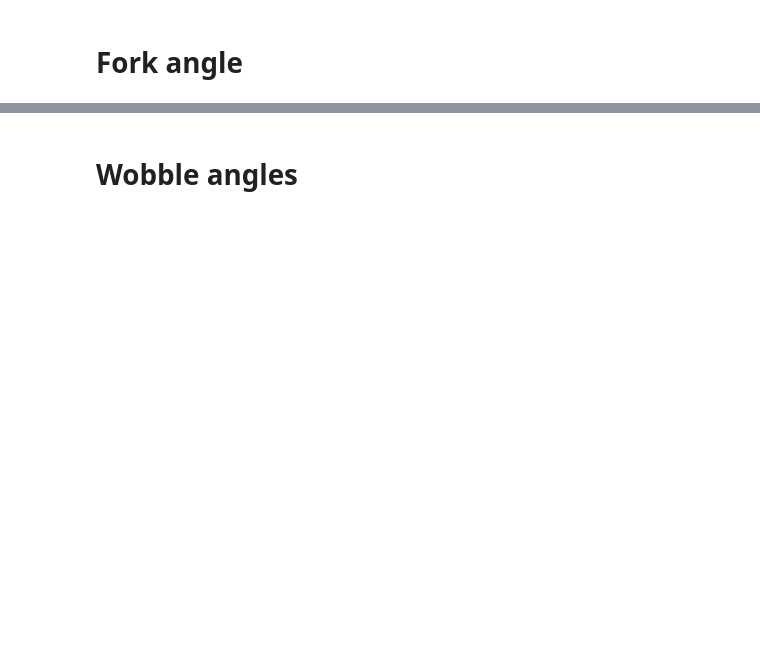
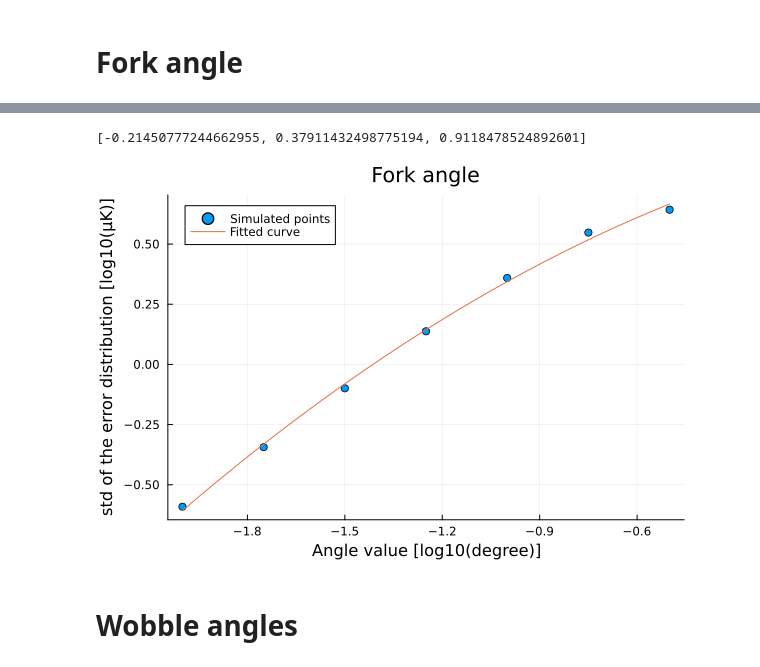
Before and after one commit to teob97/Master-Thesis-Pipeline, a Jupyter notebook: notebooks/error scaling.ipynb, the cells around one changed output, grey strips where cells are left out. Cells and saved outputs as stored; diff of their text form; code cells hidden in the pictures; blank space fills up the shorter version.

```diff
--- a/notebooks/error scaling.ipynb
+++ b/notebooks/error scaling.ipynb
@@ -111,12 +136,15 @@ result_fork = run_scaling(tel_angs_fork, sky_model, nside)
 # %%
-@. model_linear(x,p) = p[1]*x^2 + p[2]*x + p[3]
-log_error = log10.(result_fork[1])
+log_error = log10.(result_fork[component])
 log_angle = log10.(errored_angles_deg)
 fit_linear = curve_fit(model_linear, log_angle, log_error, [0.0, 0.5, 1.0])
 print(fit_linear.param)
+# %% [output]
+[-0.21450777244662955, 0.37911432498775194, 0.9118478524892601]
 # %%
-scatter(log_angle, log_error, xlabel="Non ideality angle [log(degree)]", ylabel="std of the error [log(μK)]", label = "Simulated points")
-plot!(xdata, model_linear(xdata, fit_linear.param), label = "Fit curve", title = "Fork angle")
+scatter(log_angle, log_error, xlabel=xlabel, ylabel=ylabel, label = "Simulated points")
+plot!(xdata, model_linear(xdata, fit_linear.param), label = "Fitted curve", title = "Fork angle")
+# %% [output]
+[figure, added]
 # %% [markdown]
 # Wobble angles
 # %%
```
Also changed, not shown: parts of 14 cells of this notebook, 9 other files.
